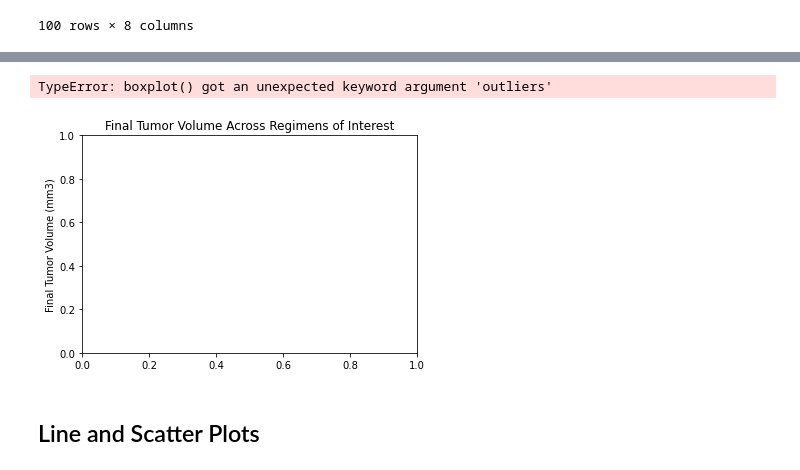
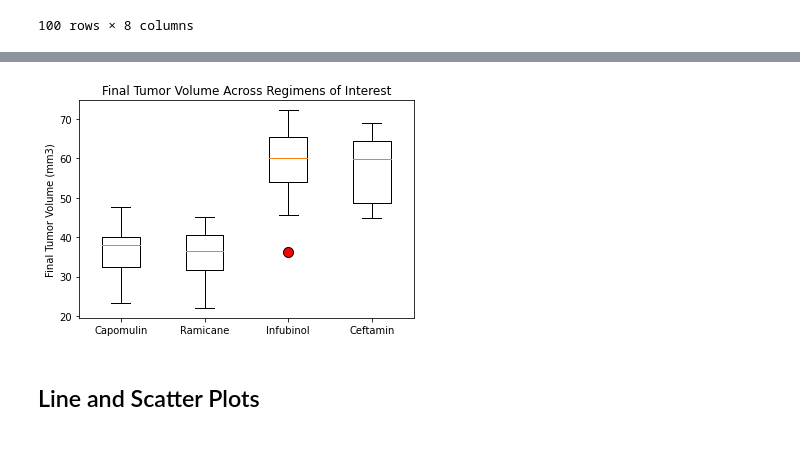
Before and after one commit to elysesulkey/matplotlib-challenge, a Jupyter notebook: Pymaceuticals.ipynb, the cells around one changed output, grey strips where cells are left out. Drawn from its saved outputs; the diff is of its cells as text; code cells hidden in the pictures.

```diff
--- a/Pymaceuticals.ipynb
+++ b/Pymaceuticals.ipynb
@@ -287,14 +287,13 @@ Number of Ceftamin outliers: 0
 # %%
 # Generate a box plot of the final tumor volume of each mouse across four regimens of interest
 fig1, ax1 = plt.subplots()
-outliers = dict(marker='o', markerfacecolor='r', markersize=8, markeredgecolor='black')
+outliers = dict(marker='o', markerfacecolor='r', markersize=10, markeredgecolor='black')
+ax1.boxplot(vol_values, flierprops=outliers)
 ax1.set_title("Final Tumor Volume Across Regimens of Interest")
 ax1.set_ylabel("Final Tumor Volume (mm3)")
-ax1.boxplot(vol_values, outliers=outliers)
 plt.xticks([1, 2, 3, 4], ['Capomulin', 'Ramicane', 'Infubinol', 'Ceftamin'])
 plt.show()
 # %% [output]
-TypeError: boxplot() got an unexpected keyword argument 'outliers'
-[figure, old version]
+[figure, new version]
 # %% [markdown]
 ## Line and Scatter Plots
```
Also changed, not shown: parts of 2 cells of this notebook.
